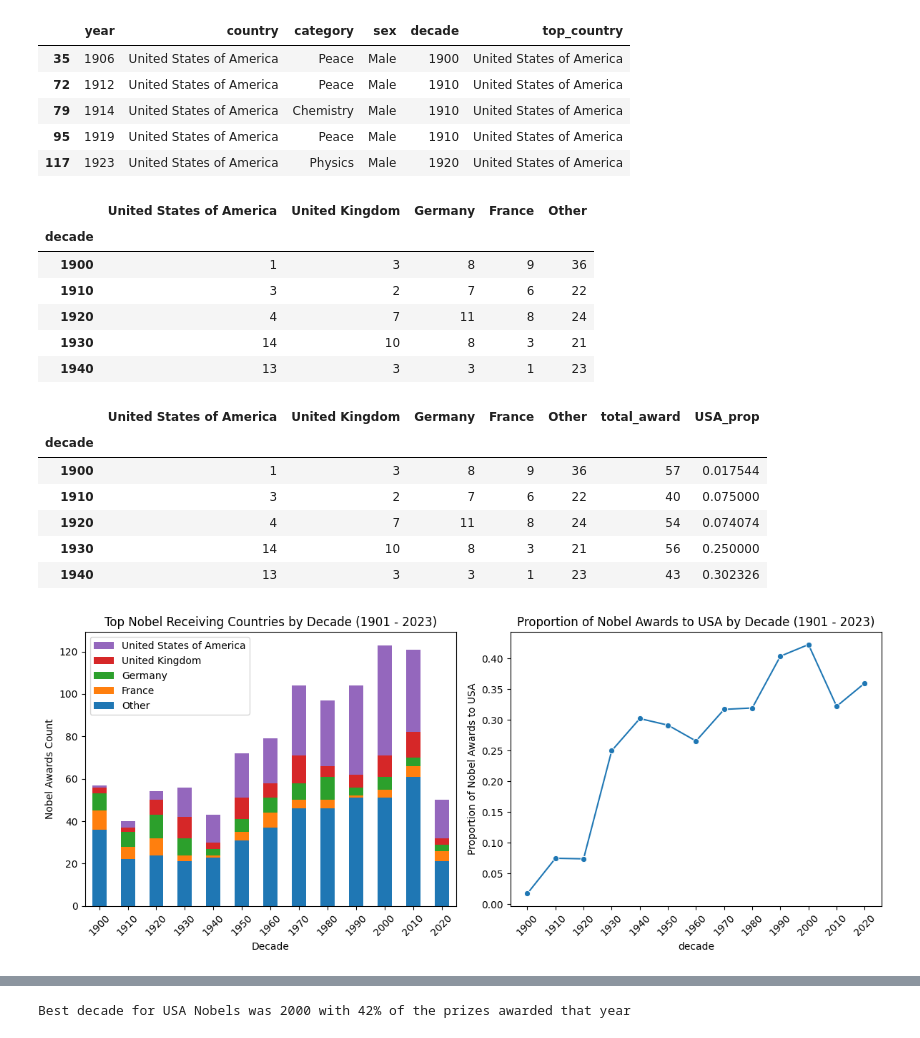
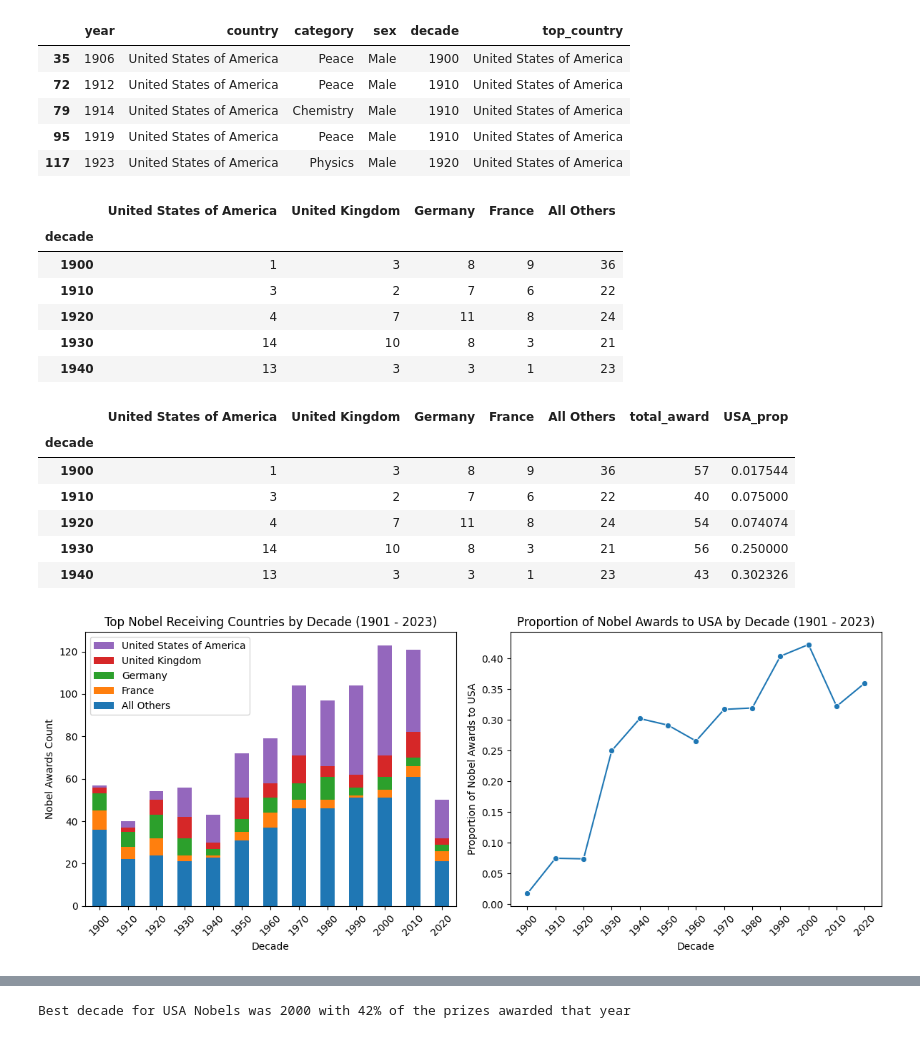
Before and after one commit to MichaelSzczepaniak/DSPortfolio, a Jupyter notebook: Nobel_Winners/NobelWinners.ipynb, the cells around one changed output, grey strips where cells are left out. Cells and saved outputs as stored; diff of their text form; code cells hidden in the pictures.

Commit message:
clean up data wrangling, start age visuals

```diff
--- a/Nobel_Winners/NobelWinners.ipynb
+++ b/Nobel_Winners/NobelWinners.ipynb
@@ -102,7 +106,7 @@ Name: count, dtype: int64
 df_country_mapping = pd.read_csv('country_mapping.csv')
 country_mapping_dict = dict(zip(df_country_mapping['original_birth_country'], df_country_mapping['mapped_country']))
 # update the countries to the new mapped values
-df_nobel['contemporary_country'] = df_nobel['birth_country'].map(country_mapping_dict)
+df_nobel['country'] = df_nobel['birth_country'].map(country_mapping_dict)
 # check a few of the changed rows
-df_nobel.loc[[2,5,6,7,15,19], ['year', 'category', 'full_name', 'birth_country', 'contemporary_country']]
+df_nobel.loc[[2,5,6,7,15,19], ['year', 'category', 'full_name', 'birth_country', 'country']]
 # %% [output]
@@ -148,16 +152,15 @@ The country with the most Nobel Prizes is : United States of America with 292
 + How does the US proportion of wards look over time?
 # %%
 # we'll use sex column in future sections
-df_over_time = df_nobel.loc[:, ["year", "contemporary_country", "category", "sex"]]
-df_over_time = df_over_time.sort_values(by=["year", "contemporary_country"])
+df_over_time = df_nobel.loc[:, ["year", "country", "category", "sex"]]
+df_over_time = df_over_time.sort_values(by=["year", "country"])
 # create decade column
 df_over_time['decade'] = df_over_time["year"].astype(str).str[:3] + "0"
-# shorten the country column name
-df_over_time = df_over_time.rename(columns={"contemporary_country": "country"})
+# create a column to id the top countries vs all others
 df_over_time['top_country'] = df_over_time['country'].apply(lambda c: c if c in ('United States of America',
                                                                                  'United Kingdom',
                                                                                  'Germany',
-                                                                                 'France') else 'Other')
+                                                                                 'France') else 'All Others')
 
 df_over_time.sort_values(by=['year', 'category'], inplace=True)
 print(f"Shape of df_over_time: {df_over_time.shape}\n")
@@ -176,11 +179,11 @@ df_top_countries = pd.crosstab(df_over_time['decade'], df_over_time['top_country
 df_top_countries.columns.name = None
 # reorder the columns
 df_top_countries = df_top_countries[['decade', 'United States of America',
-                                     'United Kingdom', 'Germany', 'France', 'Other']]
+                                     'United Kingdom', 'Germany', 'France', 'All Others']]
 df_top_countries.set_index('decade', inplace=True)
 df_top_countries.head()
 # %% [output]
-|  | United States of America | United Kingdom | Germany | France | Other |
+|  | United States of America | United Kingdom | Germany | France | All Others |
 | decade |  |  |  |  |  |
 | 1900 | 1 | 3 | 8 | 9 | 36 |
 | 1910 | 3 | 2 | 7 | 6 | 22 |
@@ -193,12 +196,12 @@ df_top_countries['total_award'] = df_top_countries['United States of America'] +
                                   df_top_countries['United Kingdom'] + \
                                   df_top_countries['Germany'] + \
                                   df_top_countries['France'] + \
-                                  df_top_countries['Other']
+                                  df_top_countries['All Others']
 # calc US proportion of awards
 df_top_countries['USA_prop'] = df_top_countries['United States of America'] / df_top_countries['total_award']
 df_top_countries.head()
 # %% [output]
-|  | United States of America | United Kingdom | Germany | France | Other | total_award | USA_prop |
+|  | United States of America | United Kingdom | Germany | France | All Others | total_award | USA_prop |
 | decade |  |  |  |  |  |  |  |
 | 1900 | 1 | 3 | 8 | 9 | 36 | 57 | 0.017544 |
 | 1910 | 3 | 2 | 7 | 6 | 22 | 40 | 0.075000 |
@@ -208,25 +211,26 @@ df_top_countries.head()
 # %%
 fig1, ax1 = plt.subplots(1, 2, figsize=(12, 5))
 # create df for left plot
 # df_left_plot = df_top_countries[['United States of America', 'United Kingdom', 'Germany', 'France', 'Other']]
-df_left_plot = df_top_countries[['Other', 'France', 'Germany', 'United Kingdom', 'United States of America']]
+df_left_plot = df_top_countries[['All Others', 'France', 'Germany', 'United Kingdom', 'United States of America']]
 df_left_plot.plot(kind='bar', stacked=True,
                   title="Top Nobel Receiving Countries by Decade (1901 - 2023)",
                   xlabel="Decade", ylabel="Nobel Awards Count", ax=ax1[0])
 # create df for right plot
 df_right_plot = df_top_countries[["USA_prop"]]
 # USA proportion over the decades
 g = sns.lineplot(data=df_right_plot, x="decade", y="USA_prop", marker='o', ax=ax1[1])
+g.set_xlabel("Decade")
 g.set_ylabel("Proportion of Nobel Awards to USA")
 g.set_title("Proportion of Nobel Awards to USA by Decade (1901 - 2023)")
 # rotate the x-axis ticks
 ax1[0].tick_params(axis='x', labelrotation=45)
 ax1[1].tick_params(axis='x', labelrotation=45)
 # change order of legend to match the bars - Get the handles and labels
 handles, labels = ax1[0].get_legend_handles_labels()
 ax1[0].legend(reversed(handles), reversed(labels), title='')
 
 plt.tight_layout()
 plt.show()
 # %% [output]
-[figure, old version]
+[figure, new version]
```
Also changed, not shown: parts of 29 cells of this notebook.
